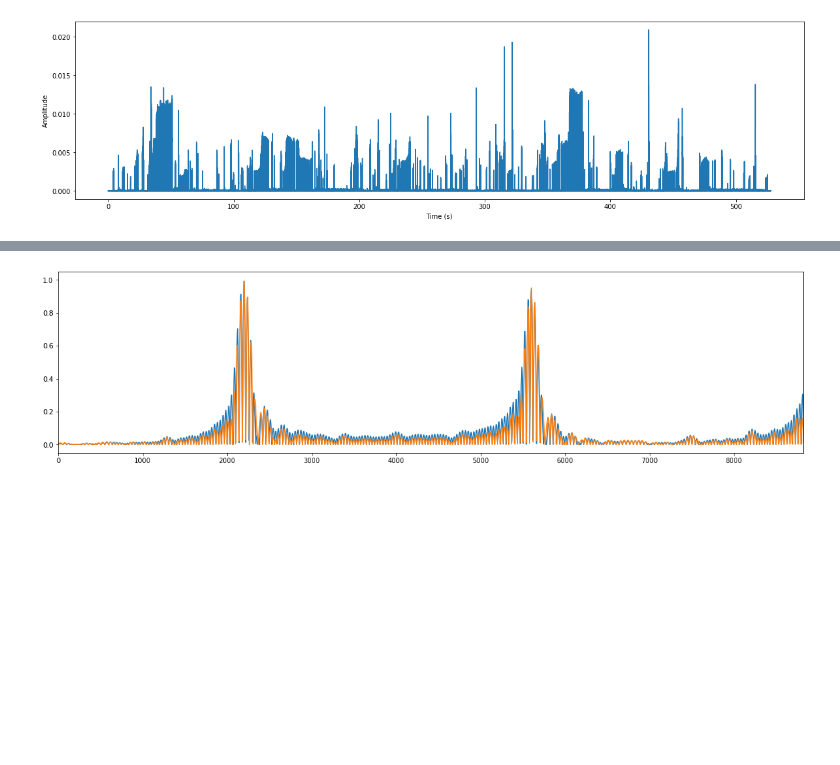
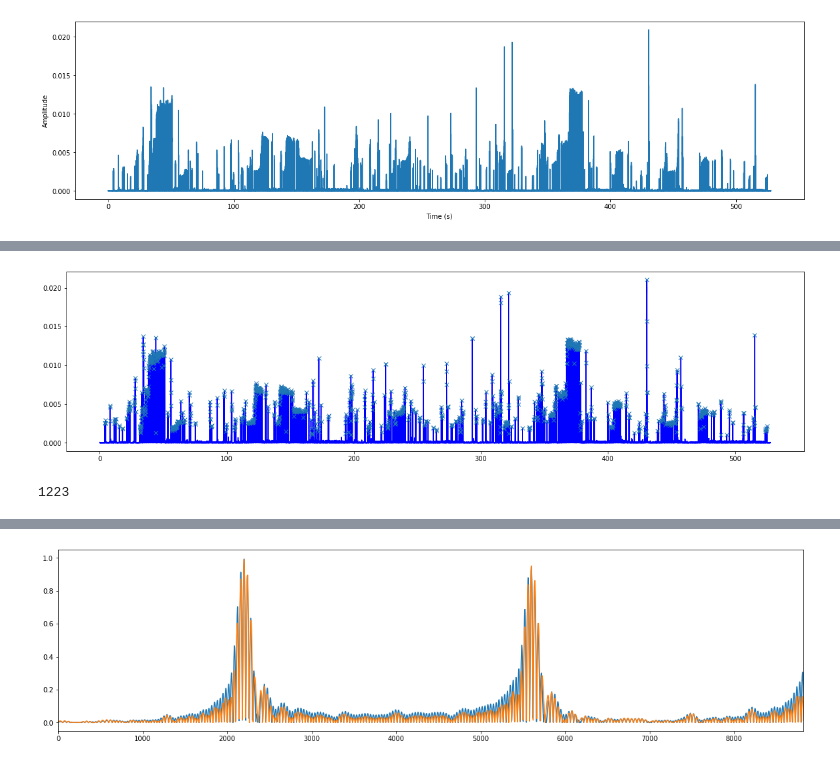
Before and after one commit to james-bole-pan/Xenopus_signal_processing, a Jupyter notebook: Wave_Envelope.ipynb, the cells around one changed output, grey strips where cells are left out. Saved outputs shown, nothing was run; the diff lists cells and outputs as text; code cells hidden in the pictures; blank space fills up the shorter version.

Commit message:
Trying to figure out a way to better generate the Inter-pulse Interval list

```diff
--- a/Wave_Envelope.ipynb
+++ b/Wave_Envelope.ipynb
@@ -11,6 +54,6 @@ import pywt
 # %%
 #loading the file
-file_path = "/content/01-F818D-F8387-220616_0456_8min_selection (1)_female (1).wav"
+file_path = "/content/01-F818D-F8387-220616_0456_8min_selection (1)_female.wav"
 samples, sampling_rate = librosa.load(file_path,sr=44100)
 # %%
 #plotting the audio data in time domain
@@ -52,0 +91,16 @@ NameError: ignored
+# %%
+#find peaks using hilbert signal
+#assumption: peaks of calling are at least 0.025 seconds apart
+peaks, _  = scipy.signal.find_peaks(hilbert_signal,height=0.001,distance=0.025*44100)
+# %%
+plt.figure(figsize=(20,5))
+plt.plot(time,hilbert_signal,color = "blue")
+plt.plot(time[peaks],hilbert_signal[peaks],'x')
+#plt.xlim(4,5)
+plt.show()
+# %% [output]
+[figure, added]
+# %%
+len(IPI)
+# %% [output]
+1223
```
Also changed, not shown: parts of 8 cells of this notebook.
